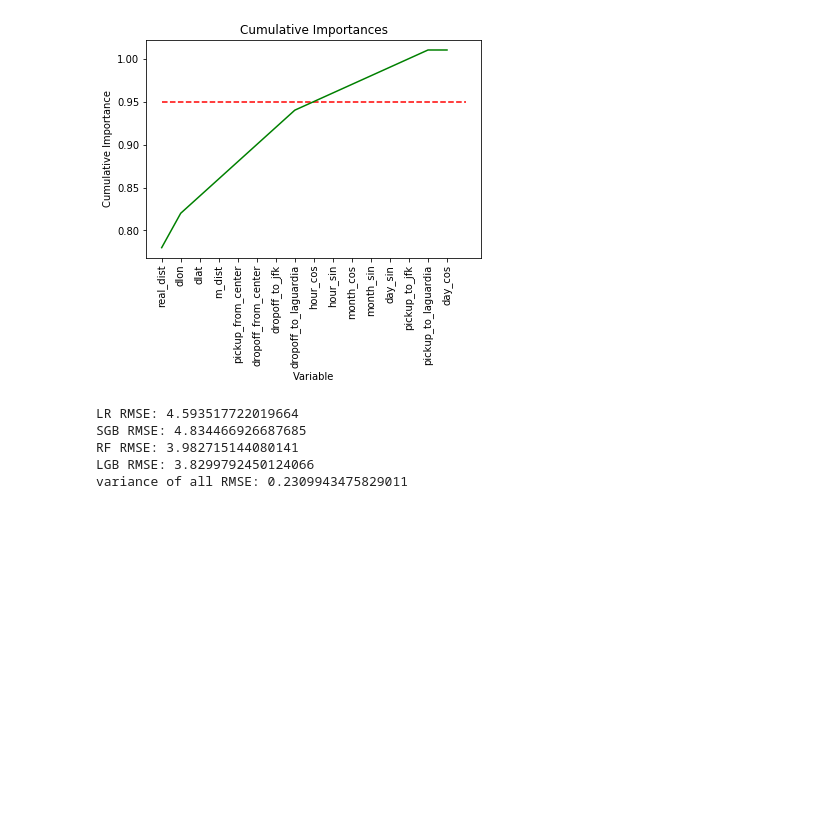
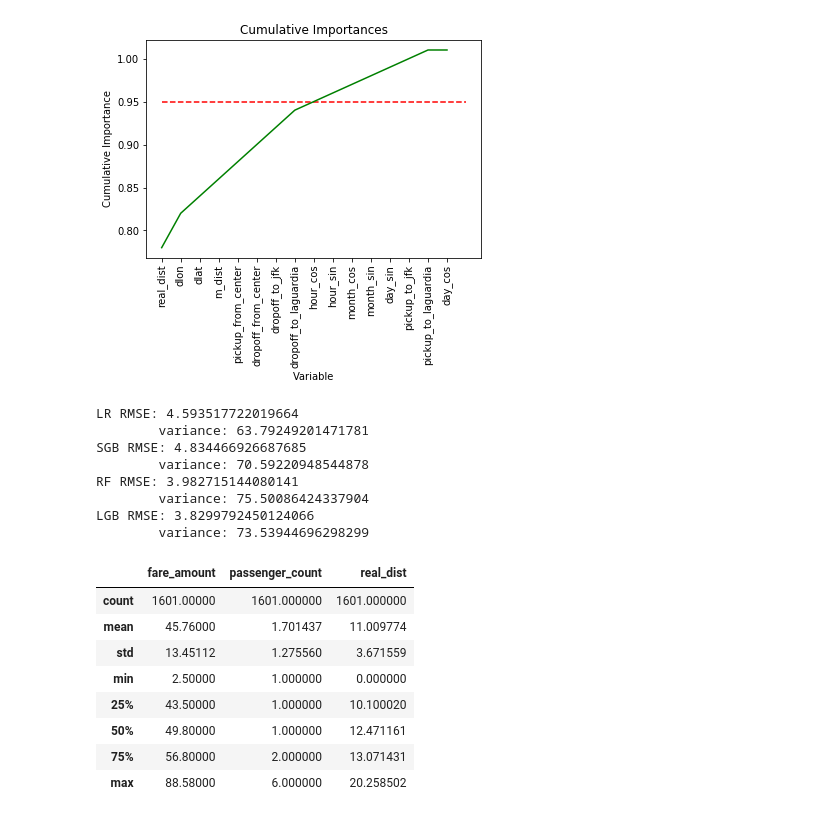
Before and after one commit to austinv211/PredictingTaxiFares, a Jupyter notebook: farePrediction.ipynb, the cells around one changed output. Drawn from its saved outputs; the diff is of its cells as text; code cells hidden in the pictures; blank space fills up the shorter version.

Commit message:
fixed variance calulation

```diff
--- a/farePrediction.ipynb
+++ b/farePrediction.ipynb
@@ -519,31 +524,47 @@ Y_PREDICT_LGB = lgb_train(TRAIN)
 # %%
 from sklearn import metrics
 import numpy as np
 
 def calc_rmse(y_test, y_prediction):
     # Calculating "Mean Square Error" (MSE):
     mse = metrics.mean_squared_error(y_test, y_prediction)
 
     # Using numpy sqrt function to take the square root and calculate "Root Mean Square Error" (RMSE)
     return np.sqrt(mse)
-
+predict_list = [Y_PREDICT_LR,
+                Y_PREDICT_SGD,
+                Y_PREDICT_RF,
+                Y_PREDICT_LGB]
 RMSE_list = {
-'LR':calc_rmse(TEST[LABEL],Y_PREDICT_LR),
-'SGB':calc_rmse(TEST[LABEL], Y_PREDICT_SGD),
-'RF':calc_rmse(TEST[LABEL], Y_PREDICT_RF),
-'LGB':calc_rmse(TEST[LABEL], Y_PREDICT_LGB)}
+'LR':calc_rmse(TEST[LABEL],predict_list[0]),
+'SGB':calc_rmse(TEST[LABEL], predict_list[1]),
+'RF':calc_rmse(TEST[LABEL], predict_list[2]),
+'LGB':calc_rmse(TEST[LABEL], predict_list[3])}
 
 from statistics import variance
 
+count = 0
 for key in RMSE_list:
     print(f'{key} RMSE: {RMSE_list[key]}')
-
-print(f'variance of all RMSE: {variance(RMSE_list.values())}')
+    print(f'\tvariance: {variance(predict_list[count])}')
+    count += 1
 
 # TODO: predict TEST csv values
 # %% [output]
 LR RMSE: 4.593517722019664
+        variance: 63.79249201471781
 SGB RMSE: 4.834466926687685
+        variance: 70.59220948544878
 RF RMSE: 3.982715144080141
+        variance: 75.50086424337904
 LGB RMSE: 3.8299792450124066
-variance of all RMSE: 0.2309943475829011
+        variance: 73.53944696298299
+|  | fare_amount | passenger_count | real_dist |
+| count | 1601.00000 | 1601.000000 | 1601.000000 |
+| mean | 45.76000 | 1.701437 | 11.009774 |
+| std | 13.45112 | 1.275560 | 3.671559 |
+| min | 2.50000 | 1.000000 | 0.000000 |
+| 25% | 43.50000 | 1.000000 | 10.100020 |
+| 50% | 49.80000 | 1.000000 | 12.471161 |
+| 75% | 56.80000 | 2.000000 | 13.071431 |
+| max | 88.58000 | 6.000000 | 20.258502 |
```
Also changed, not shown: parts of 2 cells of this notebook.
